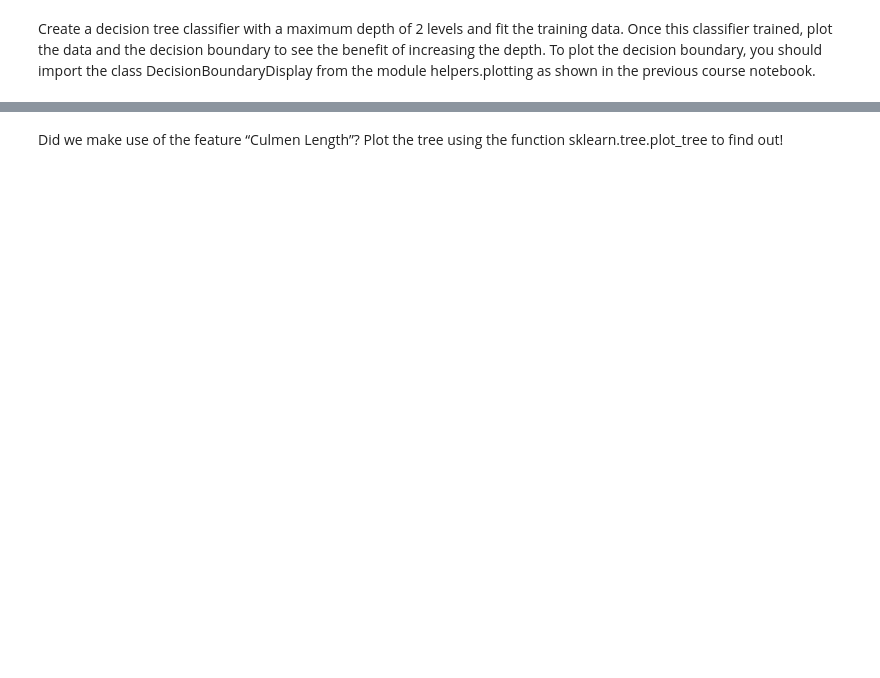
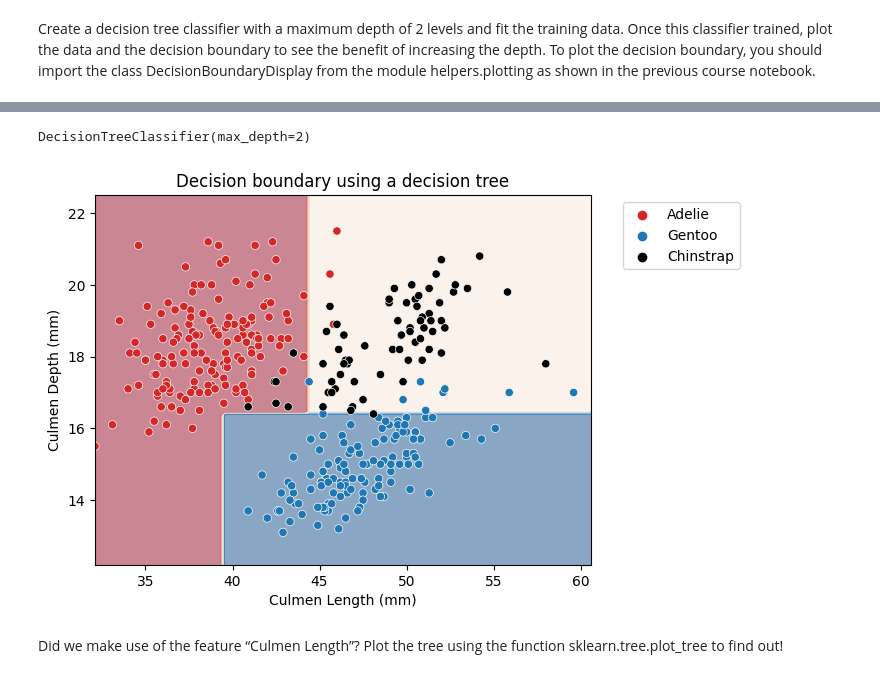
Before and after one commit to ArnobRahee/Data-Science-and-Machine-Learning, a Jupyter notebook: week_05 Decision Trees/week_05 Decision Trees/lab_decision_trees-Copy1.ipynb, the cells around one changed output, grey strips where cells are left out. Drawn from its saved outputs; the diff is of its cells as text; code cells hidden in the pictures; blank space fills up the shorter version.

```diff
--- a/week_05 Decision Trees/week_05 Decision Trees/lab_decision_trees-Copy1.ipynb
+++ b/week_05 Decision Trees/week_05 Decision Trees/lab_decision_trees-Copy1.ipynb
@@ -303,2 +390,26 @@ Create a decision tree classifier with a maximum depth of 2 levels and fit the t
+# %%
+from sklearn.tree import DecisionTreeClassifier
+
+tree = DecisionTreeClassifier(max_depth=2)
+tree.fit(data_train, target_train)
+# %% [output]
+DecisionTreeClassifier(max_depth=2)
+# %%
+import matplotlib.pyplot as plt
+import seaborn as sns
+from sklearn.inspection import DecisionBoundaryDisplay
+
+palette = ["tab:red", "tab:blue", "black"]
+
+display = DecisionBoundaryDisplay.from_estimator(
+    tree, data_train, response_method="predict", cmap="RdBu", alpha=0.5
+)
+
+ax = sns.scatterplot(data=penguins, x=culmen_columns[0], y=culmen_columns[1],
+                     hue=target_column, palette=palette)
+plt.legend(bbox_to_anchor=(1.05, 1), loc='upper left')
+_ = plt.title("Decision boundary using a decision tree")
+# %% [output]
+[figure, added]
 # %% [markdown]
 Did we make use of the feature “Culmen Length”? Plot the tree using the function sklearn.tree.plot_tree to find out!
```
Also changed, not shown: parts of 12 cells of this notebook.
